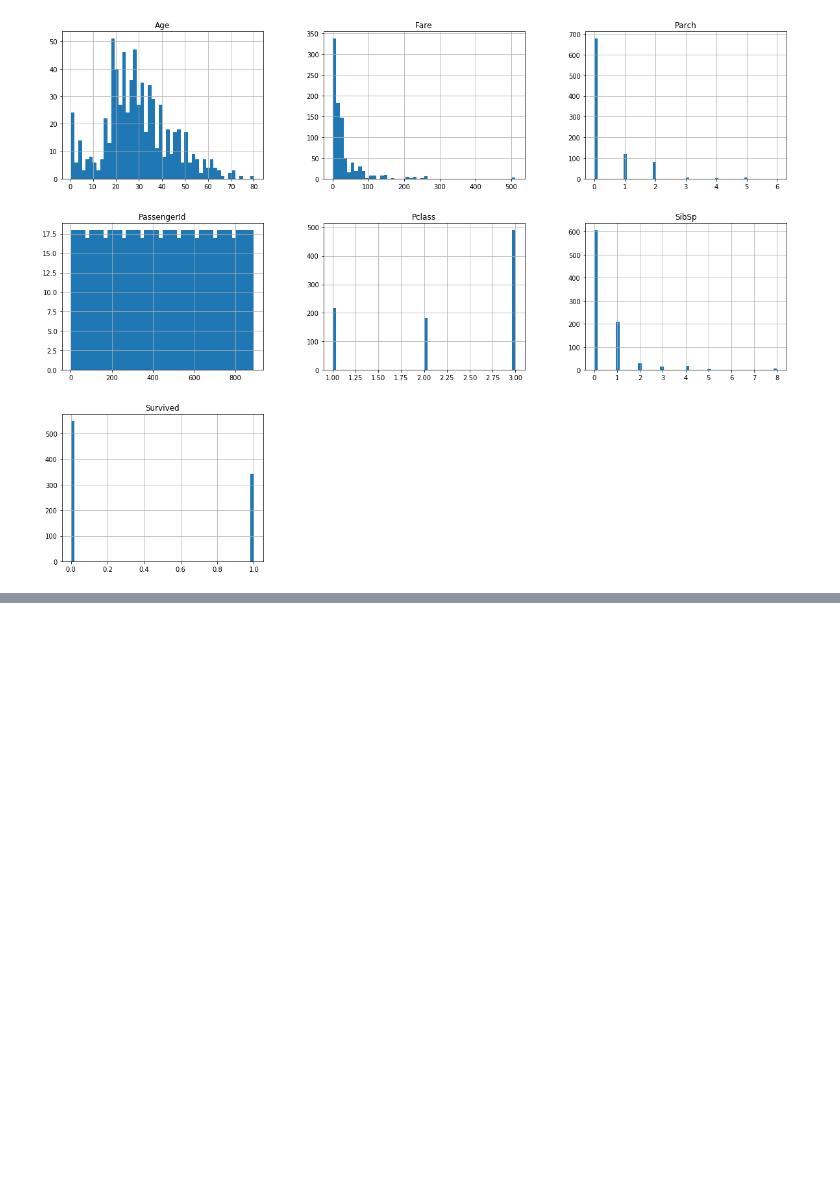
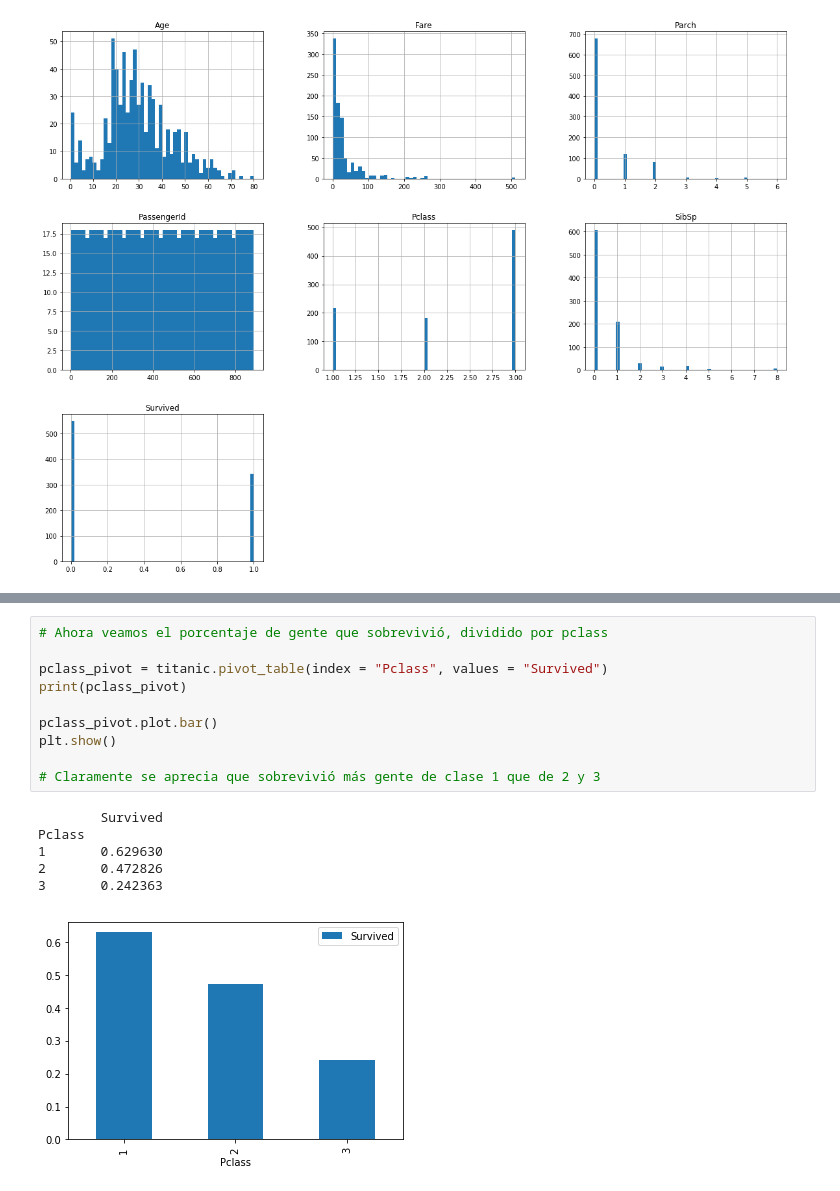
Before and after one commit to marcospm92/Hands-on-Machine-Learning-with-ScikitLearn-and-Tensorflow, a Jupyter notebook: Titanic.ipynb, the cells around one changed output, grey strips where cells are left out. Drawn from its saved outputs; the diff is of its cells as text; blank space fills up the shorter version.

```diff
--- a/Titanic.ipynb
+++ b/Titanic.ipynb
@@ -171,0 +184,17 @@ Name: Survived, dtype: float64
+# %%
+# Ahora veamos el porcentaje de gente que sobrevivió, dividido por pclass
+
+pclass_pivot = titanic.pivot_table(index = "Pclass", values = "Survived")
+print(pclass_pivot)
+
+pclass_pivot.plot.bar()
+plt.show()
+
+# Claramente se aprecia que sobrevivió más gente de clase 1 que de 2 y 3
+# %% [output]
+        Survived
+Pclass
+1       0.629630
+2       0.472826
+3       0.242363
+[figure, added]
```
Also changed, not shown: parts of 17 cells of this notebook, 1 other file.
